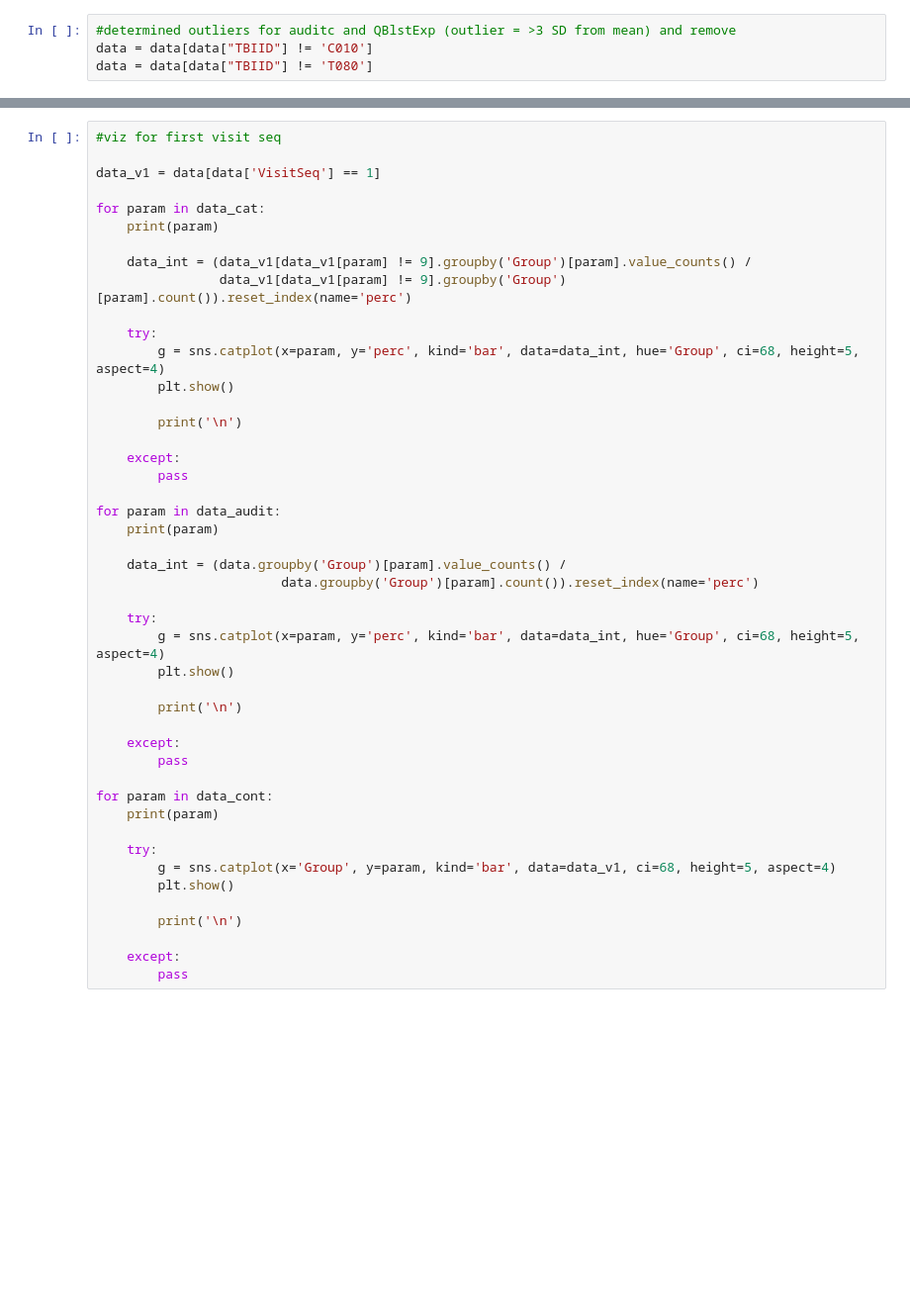
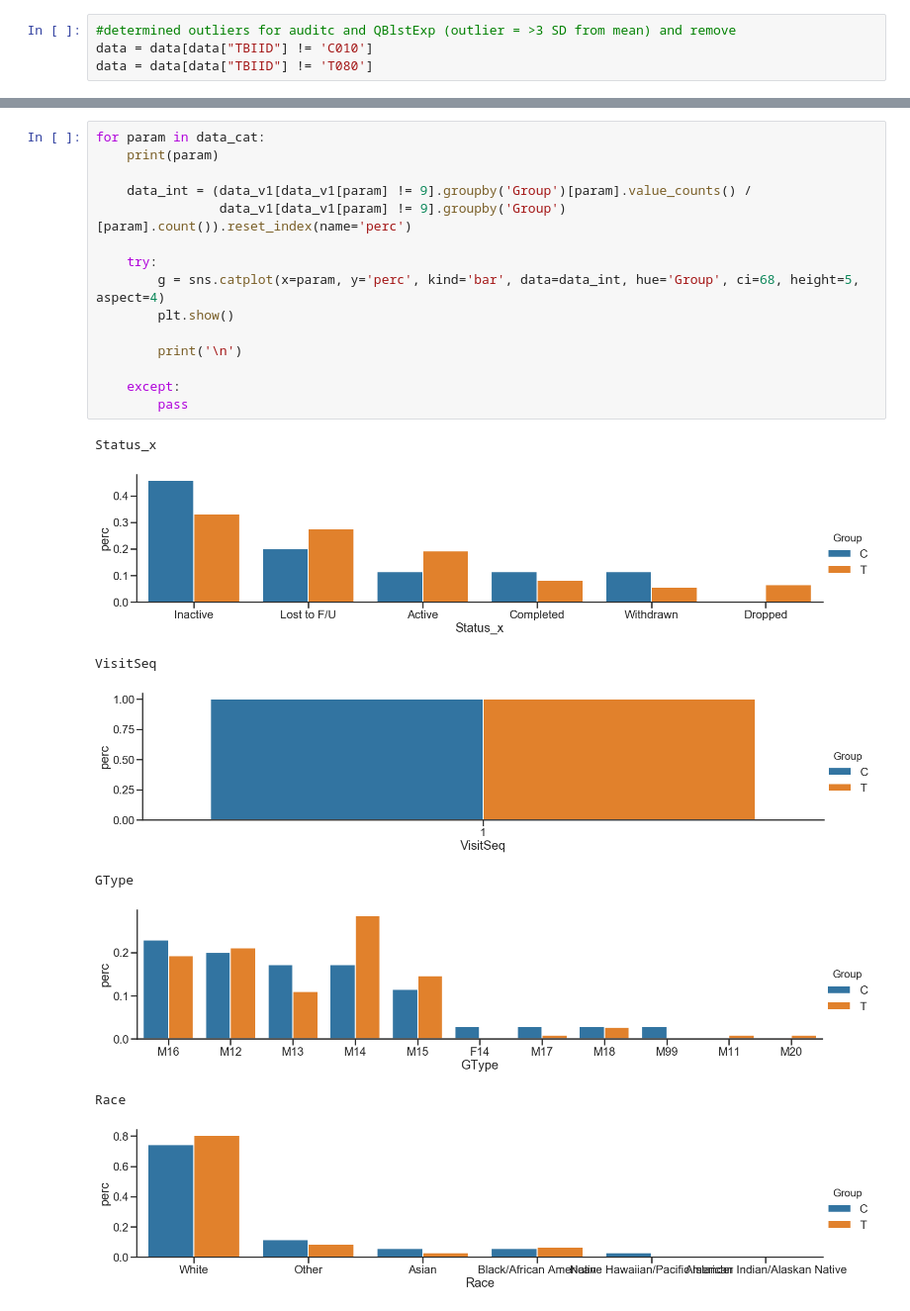
Before and after one commit to grace3999/Clinical, a Jupyter notebook: TBI_Health.ipynb, the cells around one changed output, grey strips where cells are left out. Shown at 99% size. Cells and saved outputs as stored; diff of their text form; blank space fills up the shorter version.

```diff
--- a/TBI_Health.ipynb
+++ b/TBI_Health.ipynb
@@ -75,46 +132,24 @@ data_audit = ['auditc', 'AUDIT1', 'AUDIT2', 'AUDIT3']
 # %%
-#viz for first visit seq
-
-data_v1 = data[data['VisitSeq'] == 1]
-
 for param in data_cat:
     print(param)
 
     data_int = (data_v1[data_v1[param] != 9].groupby('Group')[param].value_counts() /
                 data_v1[data_v1[param] != 9].groupby('Group')[param].count()).reset_index(name='perc')
 
     try:
         g = sns.catplot(x=param, y='perc', kind='bar', data=data_int, hue='Group', ci=68, height=5, aspect=4)
         plt.show()
 
         print('\n')
 
     except:
         pass
-
-for param in data_audit:
-    print(param)
-
-    data_int = (data.groupby('Group')[param].value_counts() /
-                        data.groupby('Group')[param].count()).reset_index(name='perc')
-
-    try:
-        g = sns.catplot(x=param, y='perc', kind='bar', data=data_int, hue='Group', ci=68, height=5, aspect=4)
-        plt.show()
-
-        print('\n')
-
-    except:
-        pass
-
-for param in data_cont:
-    print(param)
-
-    try:
-        g = sns.catplot(x='Group', y=param, kind='bar', data=data_v1, ci=68, height=5, aspect=4)
-        plt.show()
-
-        print('\n')
-
-    except:
-        pass
+# %% [output]
+Status_x
+[figure, added]
+VisitSeq
+[figure, added]
+GType
+[figure, added]
+Race
+[figure, added]
```
Also changed, not shown: parts of 11 cells of this notebook.
